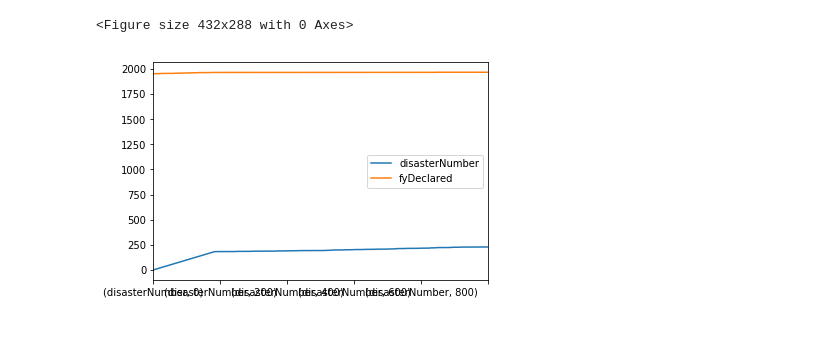
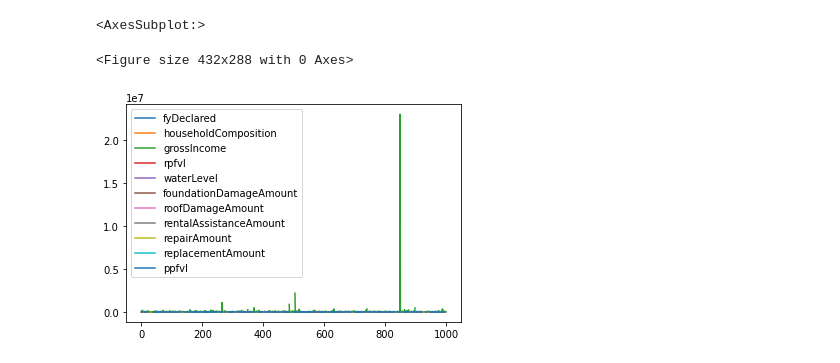
Before and after one commit to perepechko-alex/jupyter-demo, a Jupyter notebook: openfema.ipynb, the cells around one changed output. Cells and saved outputs as stored; diff of their text form; code cells hidden in the pictures; blank space fills up the shorter version.

```diff
--- a/openfema.ipynb
+++ b/openfema.ipynb
@@ -113,24 +109,25 @@ frames = [df, df2]pd.concat(frames, join='outer', sort=False)
 # %%
 import requests
 import numpy as np
 import pandas as pd
 import matplotlib.pyplot as plt
 from pandas.io.json import json_normalize
 
 url = "https://www.fema.gov/api/open/v1/DisasterDeclarationsSummaries?$top=1000&$orderby=disasterNumber&$format=json"
 url2 = "https://www.fema.gov/api/open/v1/IndividualAssistanceHousingRegistrantsLargeDisasters?$top=1000&$orderby=disasterNumber&$format=json"
 apiResponse = requests.get(url)
 apiResponse2 = requests.get(url2)
 responseJson = apiResponse.json()
 responseJson2 = apiResponse2.json()
 
 df = json_normalize(responseJson, 'DisasterDeclarationsSummaries')
 df2 = json_normalize(responseJson2, 'IndividualAssistanceHousingRegistrantsLargeDisasters')
 frames = [df, df2]
-dfcat = pd.concat(frames, join='outer', keys=['disasterNumber'])
+dfcat = pd.concat(frames, join='outer')
 df = df.cumsum()
-plt.figure();
-dfcat.plot();
+plt.figure()
+dfcat.plot()
 # %% [output]
-<Figure size 432x288 with 0 Axes>
+<AxesSubplot:>
+<Figure size 432x288 with 0 Axes>
-[figure, old version]
+[figure, new version]
```
Also changed, not shown: parts of 4 cells of this notebook.
